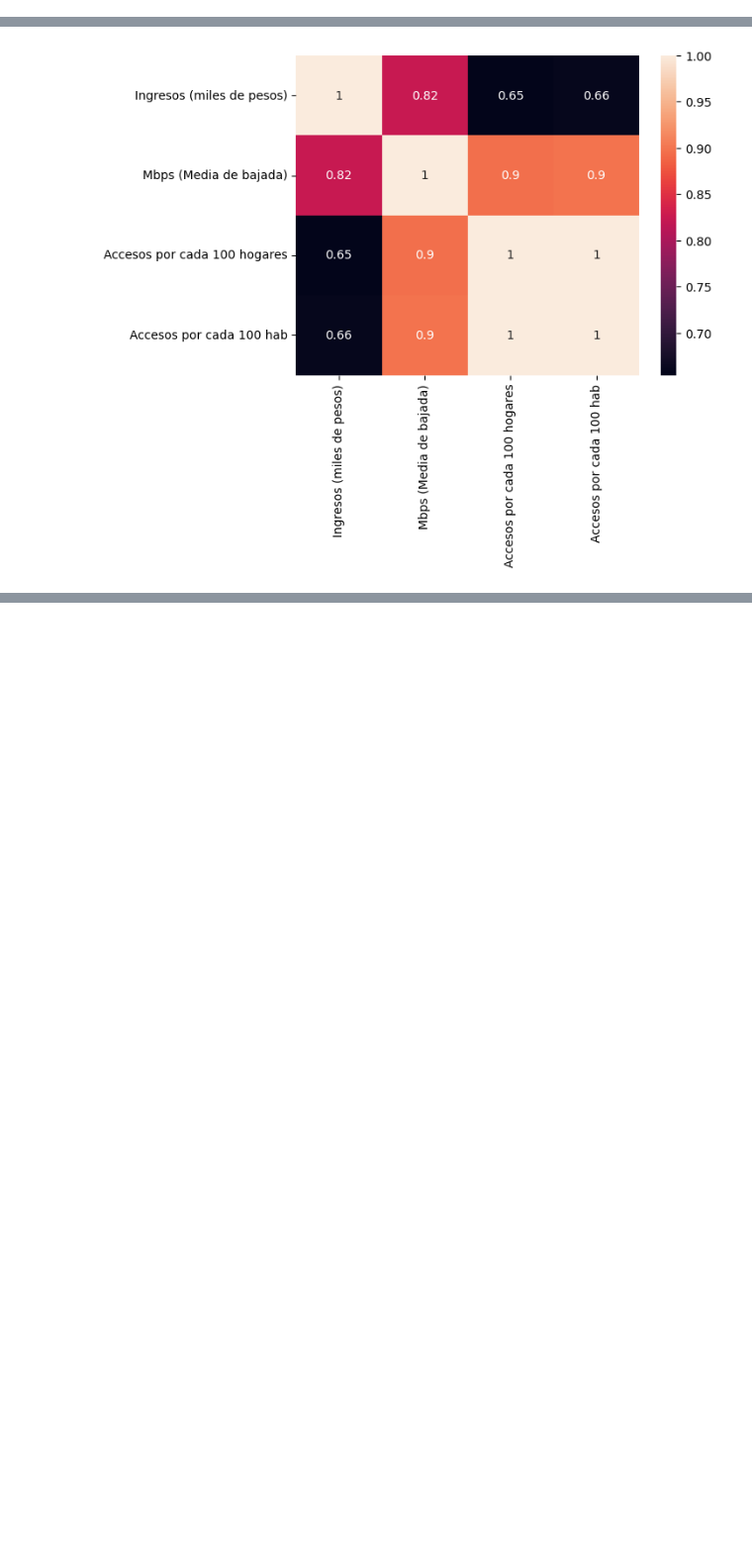
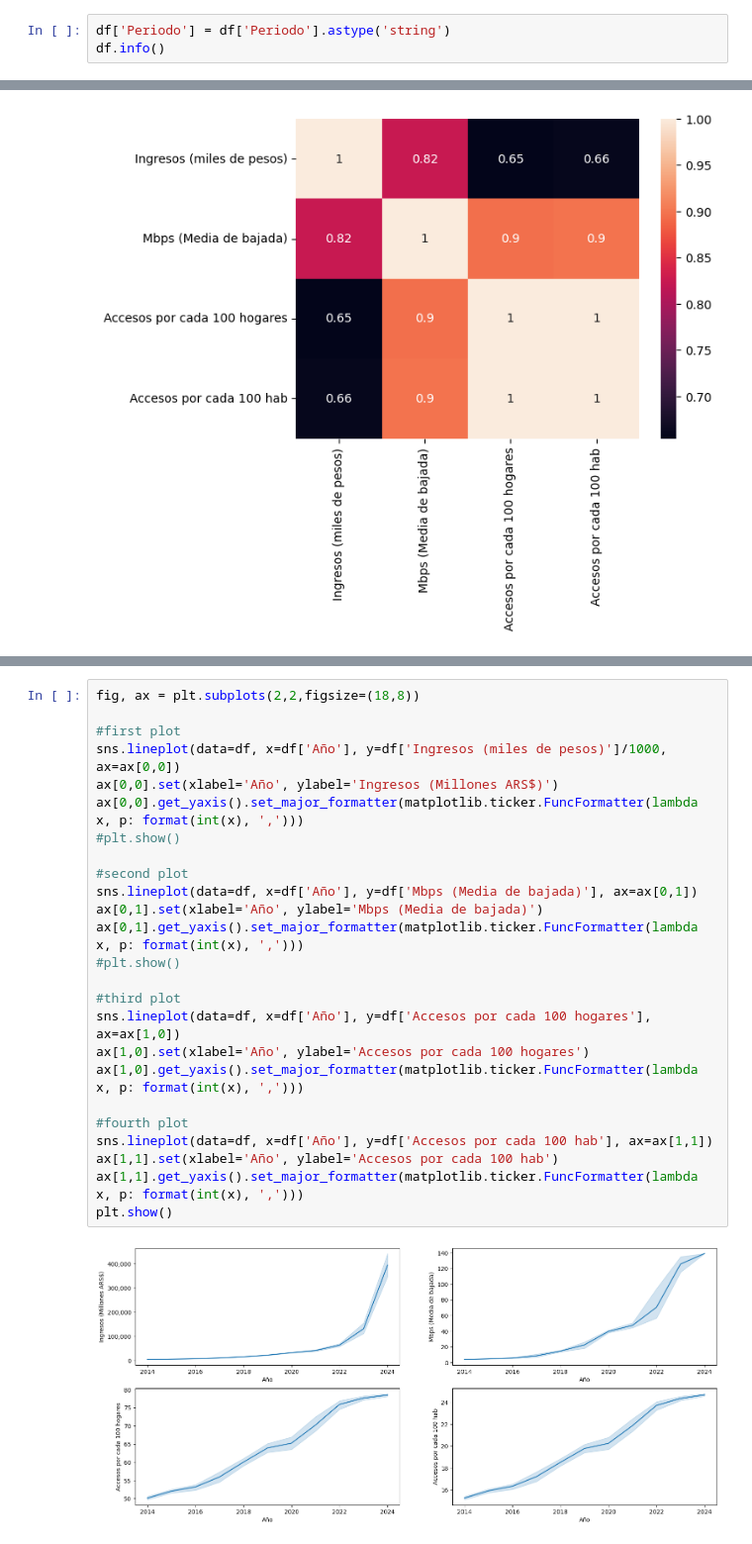
Before and after one commit to lmunozm1702/telecom_dashboard, a Jupyter notebook: notebooks/eda_trimestres.ipynb, the cells around one changed output, grey strips where cells are left out. Shown: that part at 99% size. Saved outputs shown, nothing was run; the diff lists cells and outputs as text; blank space fills up the shorter version.

Commit message:
Add EDA for data by province

```diff
--- a/notebooks/eda_trimestres.ipynb
+++ b/notebooks/eda_trimestres.ipynb
@@ -32,0 +49,3 @@ Dataset shape: (42, 14)
+# %%
+df['Periodo'] = df['Periodo'].astype('string')
+df.info()
@@ -83,0 +109,27 @@ plt.show()
+# %%
+fig, ax = plt.subplots(2,2,figsize=(18,8))
+
+#first plot
+sns.lineplot(data=df, x=df['Año'], y=df['Ingresos (miles de pesos)']/1000, ax=ax[0,0])
+ax[0,0].set(xlabel='Año', ylabel='Ingresos (Millones ARS$)')
+ax[0,0].get_yaxis().set_major_formatter(matplotlib.ticker.FuncFormatter(lambda x, p: format(int(x), ',')))
+#plt.show()
+
+#second plot
+sns.lineplot(data=df, x=df['Año'], y=df['Mbps (Media de bajada)'], ax=ax[0,1])
+ax[0,1].set(xlabel='Año', ylabel='Mbps (Media de bajada)')
+ax[0,1].get_yaxis().set_major_formatter(matplotlib.ticker.FuncFormatter(lambda x, p: format(int(x), ',')))
+#plt.show()
+
+#third plot
+sns.lineplot(data=df, x=df['Año'], y=df['Accesos por cada 100 hogares'], ax=ax[1,0])
+ax[1,0].set(xlabel='Año', ylabel='Accesos por cada 100 hogares')
+ax[1,0].get_yaxis().set_major_formatter(matplotlib.ticker.FuncFormatter(lambda x, p: format(int(x), ',')))
+
+#fourth plot
+sns.lineplot(data=df, x=df['Año'], y=df['Accesos por cada 100 hab'], ax=ax[1,1])
+ax[1,1].set(xlabel='Año', ylabel='Accesos por cada 100 hab')
+ax[1,1].get_yaxis().set_major_formatter(matplotlib.ticker.FuncFormatter(lambda x, p: format(int(x), ',')))
+plt.show()
+# %% [output]
+[figure, added]
```
Also changed, not shown: parts of 16 cells of this notebook, 6 other files.
